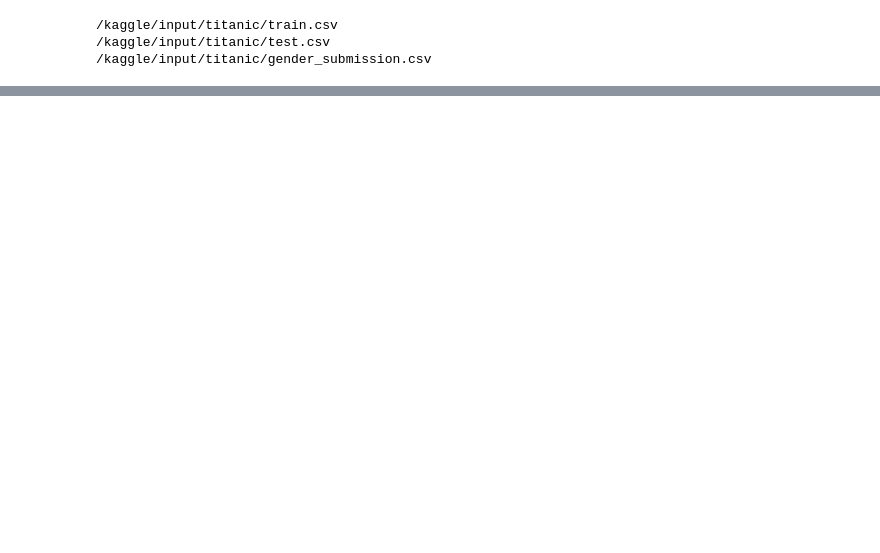
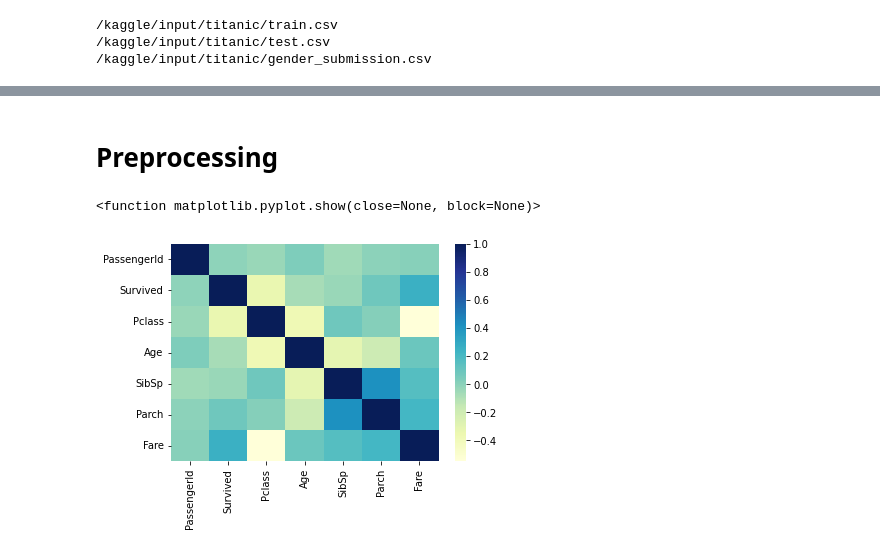
Before and after one commit to NicoGounine/Titanic-Project, a Jupyter notebook: titanic-competition.ipynb, the cells around one changed output, grey strips where cells are left out. Drawn from its saved outputs; the diff is of its cells as text; code cells hidden in the pictures; blank space fills up the shorter version.

```diff
--- a/titanic-competition.ipynb
+++ b/titanic-competition.ipynb
@@ -34,0 +19,9 @@ train_dataset
+# %% [markdown]
+# Preprocessing
+# %%
+import seaborn as sns
+sns.heatmap(train_dataset.corr(), cmap="YlGnBu")
+plt.show
+# %% [output]
+<function matplotlib.pyplot.show(close=None, block=None)>
+[figure, added]
```
Also changed, not shown: parts of 27 cells of this notebook.
